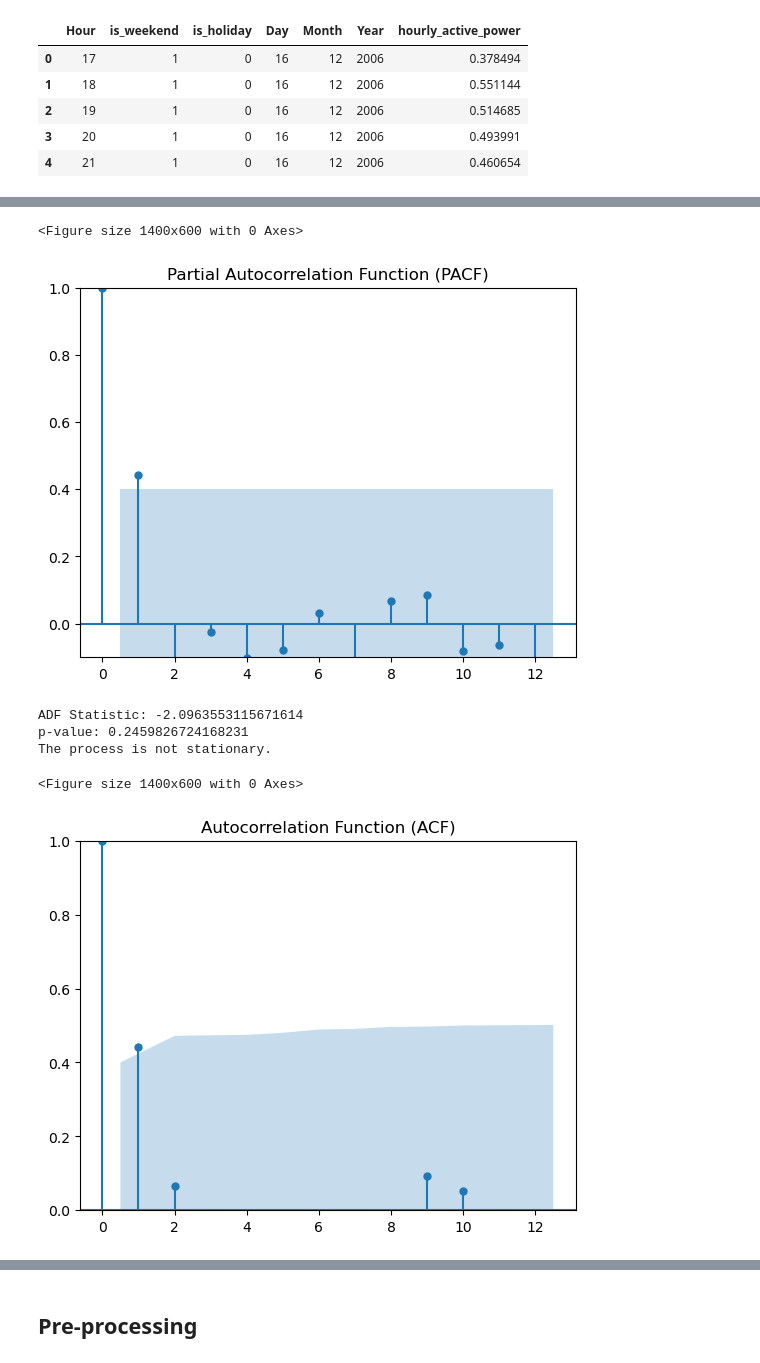
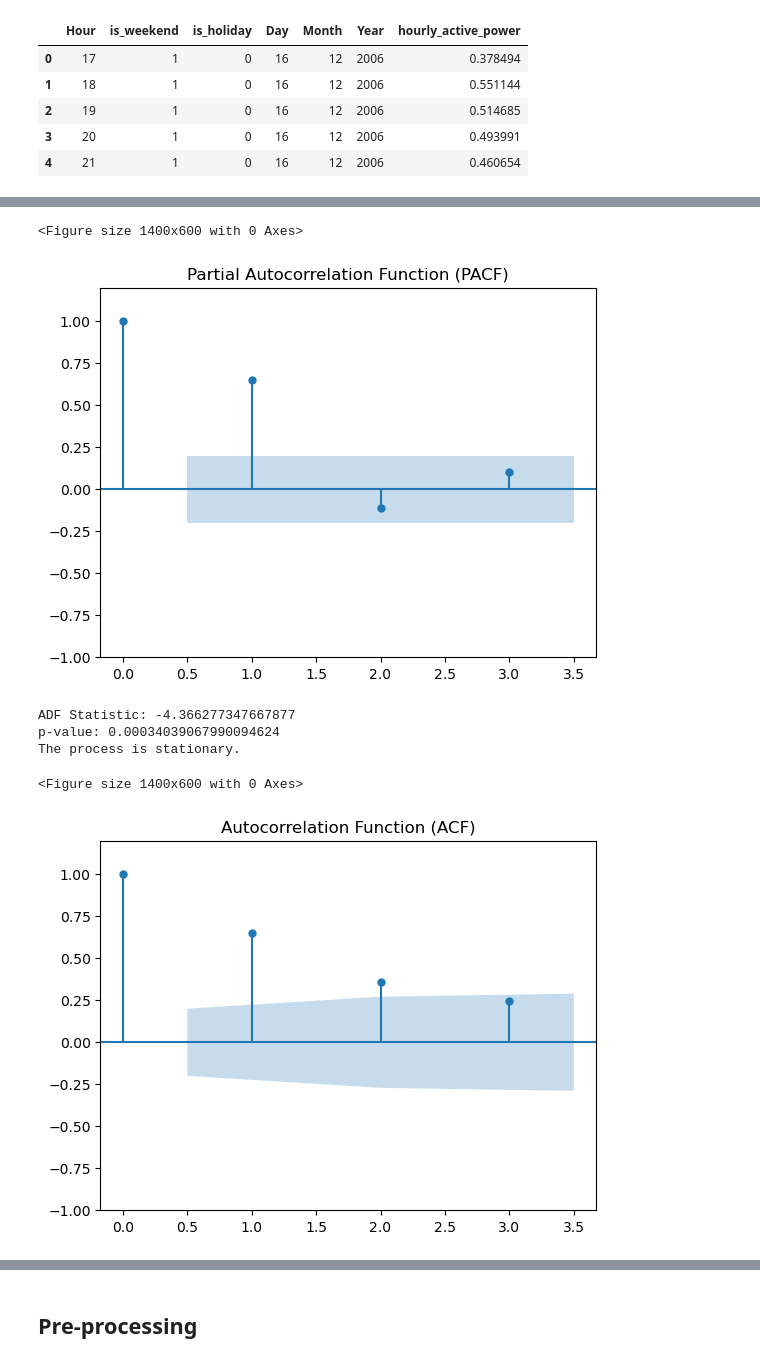
Before and after one commit to LyricLrs/Prediction-of-Individual-Household-Electric-Power-Consumption, a Jupyter notebook: ARIMA.ipynb, the cells around one changed output, grey strips where cells are left out. Drawn from its saved outputs; the diff is of its cells as text; code cells hidden in the pictures.

```diff
--- a/ARIMA.ipynb
+++ b/ARIMA.ipynb
@@ -68,7 +68,7 @@ df_hourly['DateTime'] = pd.to_datetime(df_hourly[['Year', 'Month', 'Day', 'Hour'
 df_hourly = df_hourly.set_index('DateTime')
 
 # Scale 'Global_active_power'
-scaler = MinMaxScaler(feature_range=(0, 1))
+scaler = StandardScaler()
 df_hourly['hourly_active_power'] = scaler.fit_transform(df_hourly[['Global_active_power']])
 
 # Drop unnecessary columns
@@ -79,6 +79,12 @@ train_size = int(len(df_hourly) * 0.8)
 train = df_hourly.iloc[:train_size]
 test = df_hourly.iloc[train_size:]
 
+# Forward fill missing data
+train = train.reindex(pd.date_range(start=train.index.min(), end=train.index.max(), freq='h'))
+train = train.ffill()
+test = test.reindex(pd.date_range(start=test.index.min(), end=test.index.max(), freq='h'))
+test = test.ffill()
+
 y_train = train['hourly_active_power']
 y_test = test['hourly_active_power']
 # %%
@@ -146,0 +174,11 @@ No artists with labels found to put in legend.  Note that artists whose label st
+# %%
+data_temp = y_train['2007-01-25 00:00:00':'2007-01-28 23:00:00']
+
+plt.figure(figsize=(12, 6))
+plt.plot(data_temp.index, data_temp)
+plt.legend()
+plt.xlabel('DateTime')
+plt.ylim(0, 5)
+plt.ylabel('Scaled Global Active Power')
+plt.title('Day Data Trend Inspection')
+plt.show()
@@ -147,37 +188,35 @@ No artists with labels found to put in legend.  Note that artists whose label st
 # %%
-data_temp = y_train[str(y_train.index.date[10])]
-
 # Plot PACF - p
 
 plt.figure(figsize=(14, 6))
-plot_pacf(data_temp, lags=12)
-plt.ylim(-0.1, 1)
+plot_pacf(data_temp, lags=3)
+plt.ylim(-1, 1.2)
 plt.title('Partial Autocorrelation Function (PACF)')
 plt.show()
 
 # Check Stationary - d
 # Augmented Dickey-Fuller test for stationarity
 
 result = adfuller(data_temp)
 print(f'ADF Statistic: {result[0]}')
 print(f'p-value: {result[1]}')
 if result[1] < 0.05:
     print("The process is stationary.")
 else:
     print("The process is not stationary.")
 
 # Plot ACF - q
 
 plt.figure(figsize=(14, 6))
-plot_acf(data_temp, lags=12)
-plt.ylim(0, 1)
+plot_acf(data_temp, lags=3)
+plt.ylim(-1, 1.2)
 plt.title('Autocorrelation Function (ACF)')
 plt.show()
 # %% [output]
 <Figure size 1400x600 with 0 Axes>
-[figure, old version]
+[figure, new version]
-ADF Statistic: -2.0963553115671614
-p-value: 0.2459826724168231
-The process is not stationary.
+ADF Statistic: -4.366277347667877
+p-value: 0.00034039067990094624
+The process is stationary.
 <Figure size 1400x600 with 0 Axes>
-[figure, old version]
+[figure, new version]
```
Also changed, not shown: parts of 7 cells of this notebook.
